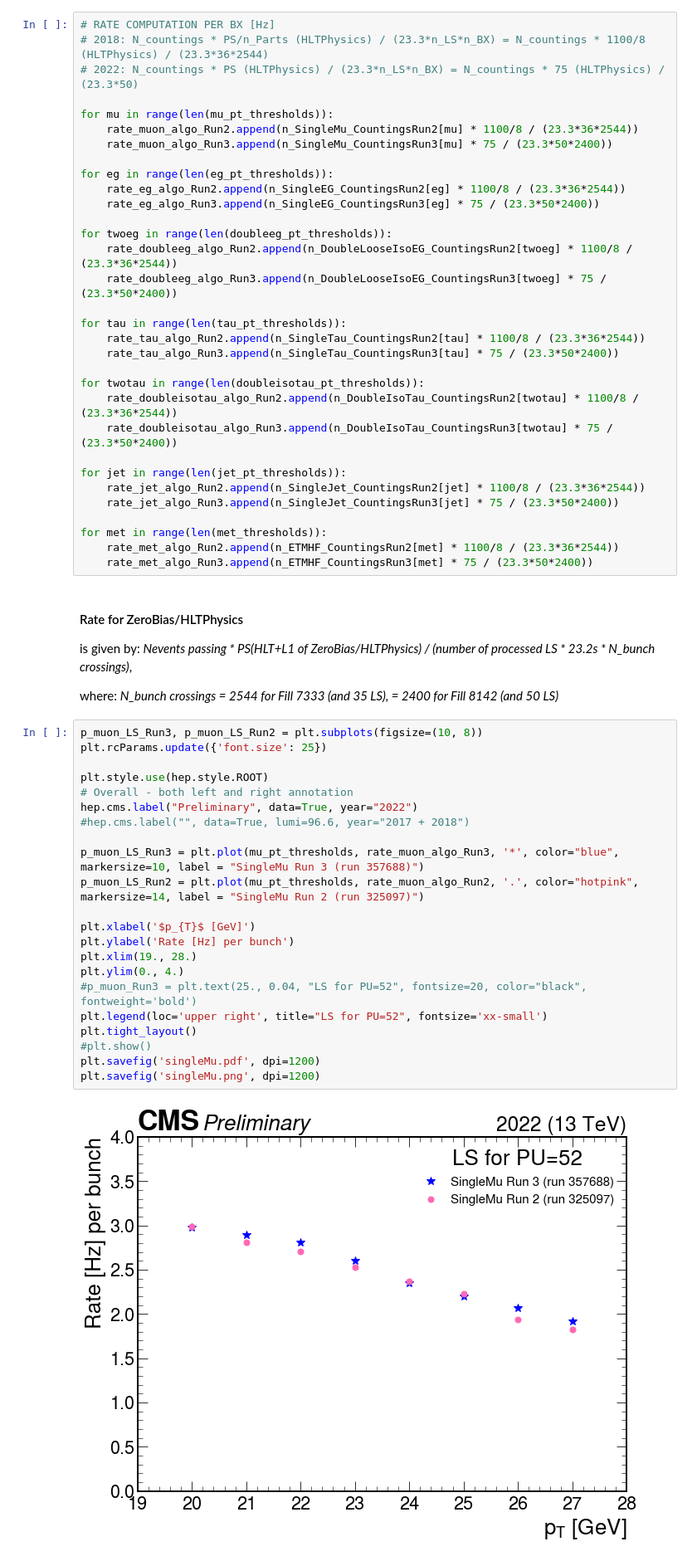
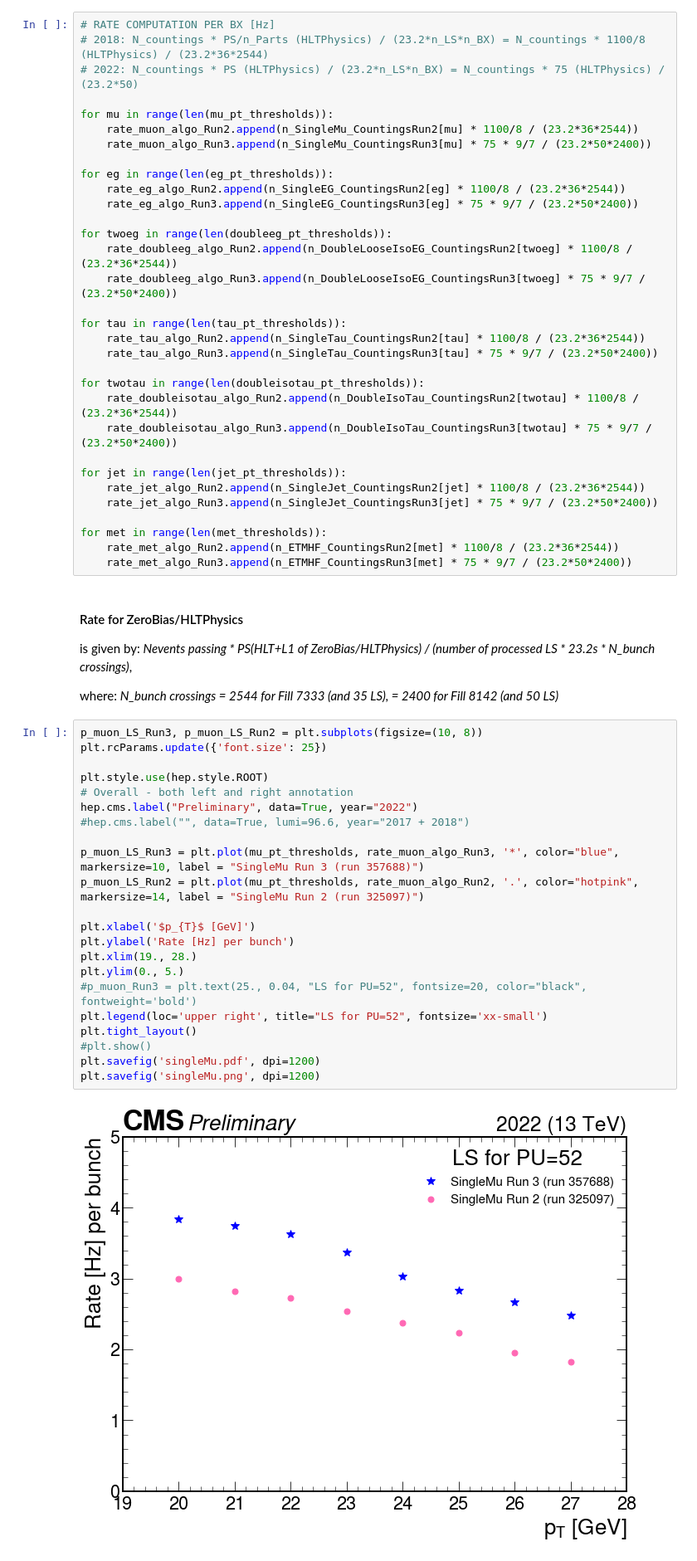
Before and after one commit to cms-l1-dpg/L1MenuTools, a Jupyter notebook: L1NtuplesAnalyser/triggerRate_functionOfPt.ipynb, the cells around one changed output. Shown at 83% size. Cells and saved outputs as stored; diff of their text form.

Commit message:
Fixed rate computation for Run 3 scenario: ntuples for 2 parts out of 9 missing

```diff
--- a/L1NtuplesAnalyser/triggerRate_functionOfPt.ipynb
+++ b/L1NtuplesAnalyser/triggerRate_functionOfPt.ipynb
@@ -64,36 +66,36 @@ rate_met_algo_Run2 = []
 rate_met_algo_Run3 = []
 # %%
 # RATE COMPUTATION PER BX [Hz]
-# 2018: N_countings * PS/n_Parts (HLTPhysics) / (23.3*n_LS*n_BX) = N_countings * 1100/8 (HLTPhysics) / (23.3*36*2544)
-# 2022: N_countings * PS (HLTPhysics) / (23.3*n_LS*n_BX) = N_countings * 75 (HLTPhysics) / (23.3*50)
+# 2018: N_countings * PS/n_Parts (HLTPhysics) / (23.2*n_LS*n_BX) = N_countings * 1100/8 (HLTPhysics) / (23.2*36*2544)
+# 2022: N_countings * PS (HLTPhysics) / (23.2*n_LS*n_BX) = N_countings * 75 (HLTPhysics) / (23.2*50)
 
 for mu in range(len(mu_pt_thresholds)):
-    rate_muon_algo_Run2.append(n_SingleMu_CountingsRun2[mu] * 1100/8 / (23.3*36*2544))
-    rate_muon_algo_Run3.append(n_SingleMu_CountingsRun3[mu] * 75 / (23.3*50*2400))
+    rate_muon_algo_Run2.append(n_SingleMu_CountingsRun2[mu] * 1100/8 / (23.2*36*2544))
+    rate_muon_algo_Run3.append(n_SingleMu_CountingsRun3[mu] * 75 * 9/7 / (23.2*50*2400))
 
 for eg in range(len(eg_pt_thresholds)):
-    rate_eg_algo_Run2.append(n_SingleEG_CountingsRun2[eg] * 1100/8 / (23.3*36*2544))
-    rate_eg_algo_Run3.append(n_SingleEG_CountingsRun3[eg] * 75 / (23.3*50*2400))
+    rate_eg_algo_Run2.append(n_SingleEG_CountingsRun2[eg] * 1100/8 / (23.2*36*2544))
+    rate_eg_algo_Run3.append(n_SingleEG_CountingsRun3[eg] * 75 * 9/7 / (23.2*50*2400))
 
 for twoeg in range(len(doubleeg_pt_thresholds)):
-    rate_doubleeg_algo_Run2.append(n_DoubleLooseIsoEG_CountingsRun2[twoeg] * 1100/8 / (23.3*36*2544))
-    rate_doubleeg_algo_Run3.append(n_DoubleLooseIsoEG_CountingsRun3[twoeg] * 75 / (23.3*50*2400))
+    rate_doubleeg_algo_Run2.append(n_DoubleLooseIsoEG_CountingsRun2[twoeg] * 1100/8 / (23.2*36*2544))
+    rate_doubleeg_algo_Run3.append(n_DoubleLooseIsoEG_CountingsRun3[twoeg] * 75 * 9/7 / (23.2*50*2400))
 
 for tau in range(len(tau_pt_thresholds)):
-    rate_tau_algo_Run2.append(n_SingleTau_CountingsRun2[tau] * 1100/8 / (23.3*36*2544))
-    rate_tau_algo_Run3.append(n_SingleTau_CountingsRun3[tau] * 75 / (23.3*50*2400))
+    rate_tau_algo_Run2.append(n_SingleTau_CountingsRun2[tau] * 1100/8 / (23.2*36*2544))
+    rate_tau_algo_Run3.append(n_SingleTau_CountingsRun3[tau] * 75 * 9/7 / (23.2*50*2400))
 
 for twotau in range(len(doubleisotau_pt_thresholds)):
-    rate_doubleisotau_algo_Run2.append(n_DoubleIsoTau_CountingsRun2[twotau] * 1100/8 / (23.3*36*2544))
-    rate_doubleisotau_algo_Run3.append(n_DoubleIsoTau_CountingsRun3[twotau] * 75 / (23.3*50*2400))
+    rate_doubleisotau_algo_Run2.append(n_DoubleIsoTau_CountingsRun2[twotau] * 1100/8 / (23.2*36*2544))
+    rate_doubleisotau_algo_Run3.append(n_DoubleIsoTau_CountingsRun3[twotau] * 75 * 9/7 / (23.2*50*2400))
 
 for jet in range(len(jet_pt_thresholds)):
-    rate_jet_algo_Run2.append(n_SingleJet_CountingsRun2[jet] * 1100/8 / (23.3*36*2544))
-    rate_jet_algo_Run3.append(n_SingleJet_CountingsRun3[jet] * 75 / (23.3*50*2400))
+    rate_jet_algo_Run2.append(n_SingleJet_CountingsRun2[jet] * 1100/8 / (23.2*36*2544))
+    rate_jet_algo_Run3.append(n_SingleJet_CountingsRun3[jet] * 75 * 9/7 / (23.2*50*2400))
 
 for met in range(len(met_thresholds)):
-    rate_met_algo_Run2.append(n_ETMHF_CountingsRun2[met] * 1100/8 / (23.3*36*2544))
-    rate_met_algo_Run3.append(n_ETMHF_CountingsRun3[met] * 75 / (23.3*50*2400))
+    rate_met_algo_Run2.append(n_ETMHF_CountingsRun2[met] * 1100/8 / (23.2*36*2544))
+    rate_met_algo_Run3.append(n_ETMHF_CountingsRun3[met] * 75 * 9/7 / (23.2*50*2400))
 # %% [markdown]
 #### Rate for ZeroBias/HLTPhysics
 is given by: *Nevents passing * PS(HLT+L1 of ZeroBias/HLTPhysics) / (number of processed LS * 23.2s * N_bunch crossings)*,
@@ -102,27 +104,27 @@ where: *N_bunch crossings = 2544 for Fill 7333 (and 35 LS),  = 2400 for Fill 814
 # %%
 p_muon_LS_Run3, p_muon_LS_Run2 = plt.subplots(figsize=(10, 8))
 plt.rcParams.update({'font.size': 25})
 
 plt.style.use(hep.style.ROOT)
 # Overall - both left and right annotation
 hep.cms.label("Preliminary", data=True, year="2022")
 #hep.cms.label("", data=True, lumi=96.6, year="2017 + 2018")
 
 p_muon_LS_Run3 = plt.plot(mu_pt_thresholds, rate_muon_algo_Run3, '*', color="blue", markersize=10, label = "SingleMu Run 3 (run 357688)")
 p_muon_LS_Run2 = plt.plot(mu_pt_thresholds, rate_muon_algo_Run2, '.', color="hotpink", markersize=14, label = "SingleMu Run 2 (run 325097)")
 
 plt.xlabel('$p_{T}$ [GeV]')
 plt.ylabel('Rate [Hz] per bunch')
 plt.xlim(19., 28.)
-plt.ylim(0., 4.)
+plt.ylim(0., 5.)
 #p_muon_Run3 = plt.text(25., 0.04, "LS for PU=52", fontsize=20, color="black", fontweight='bold')
 plt.legend(loc='upper right', title="LS for PU=52", fontsize='xx-small')
 plt.tight_layout()
 #plt.show()
 plt.savefig('singleMu.pdf', dpi=1200)
 plt.savefig('singleMu.png', dpi=1200)
 # %% [output]
-[figure, old version]
+[figure, new version]
 # %%
 p_eg_LS_Run3, p_eg_LS_Run2 = plt.subplots(figsize=(10, 8))
 plt.rcParams.update({'font.size': 25})
```
Also changed, not shown: parts of 7 cells of this notebook, 5 other files.
